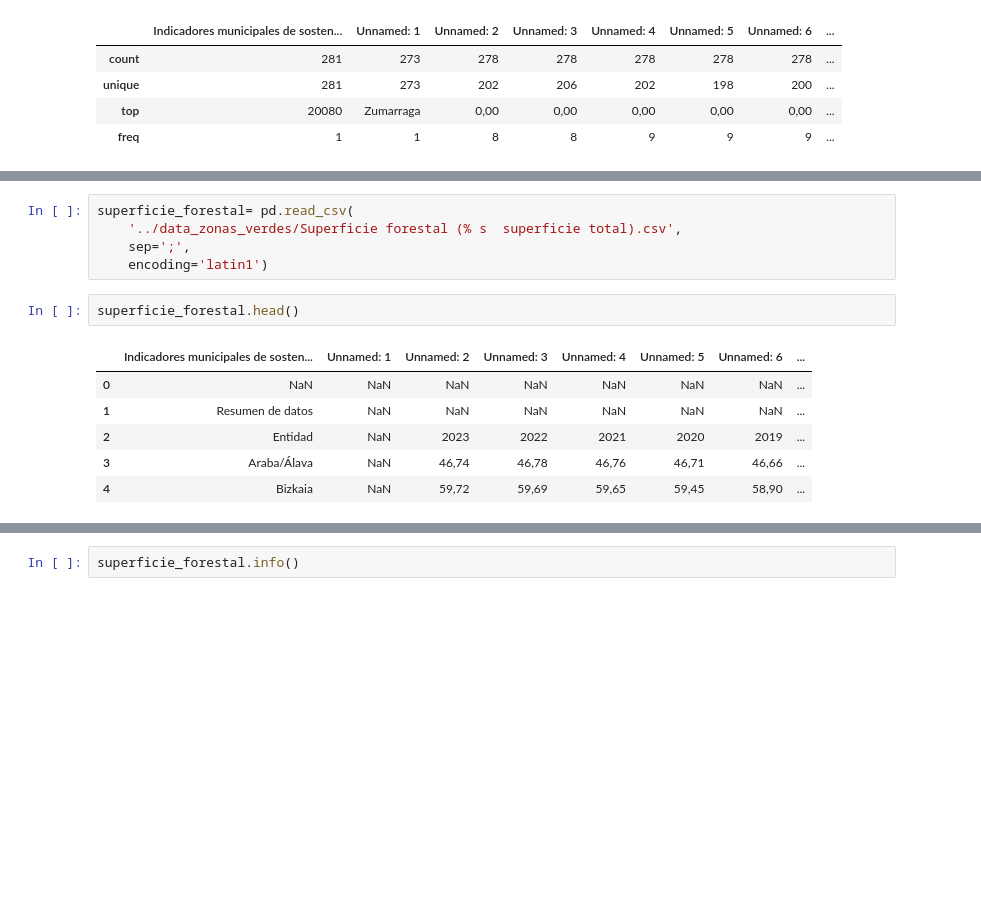
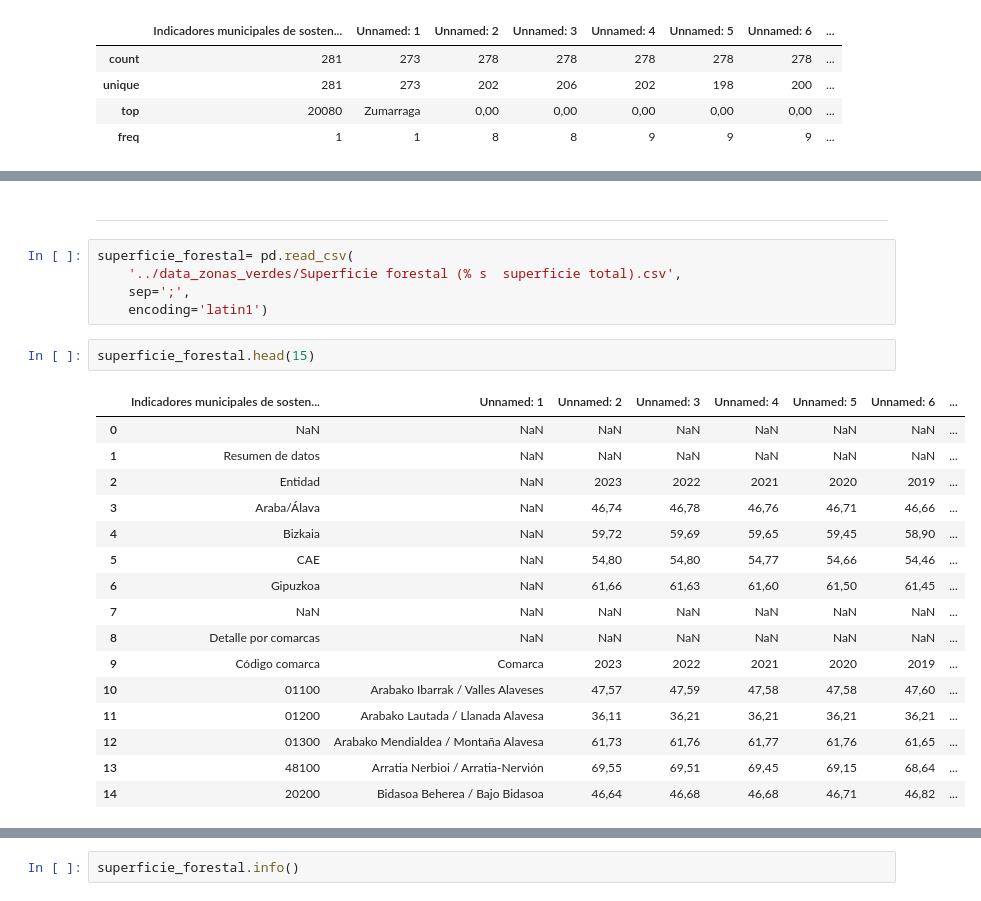
Before and after one commit to AnaExposito/EDA_ZONAS_VERDES, a Jupyter notebook: jupiter_zonas_verdes/Jupiter_zonas_verdes.ipynb, the cells around one changed output, grey strips where cells are left out. Drawn from its saved outputs; the diff is of its cells as text; blank space fills up the shorter version.

```diff
--- a/jupiter_zonas_verdes/Jupiter_zonas_verdes.ipynb
+++ b/jupiter_zonas_verdes/Jupiter_zonas_verdes.ipynb
@@ -125,14 +362,26 @@ supeficie_agricola.describe()
+# %% [markdown]
+-------------
 # %%
 superficie_forestal= pd.read_csv(
     '../data_zonas_verdes/Superficie forestal (% s  superficie total).csv',
     sep=';',
     encoding='latin1')
 # %%
-superficie_forestal.head()
+superficie_forestal.head(15)
 # %% [output]
 |  | Indicadores municipales de sosten... | Unnamed: 1 | Unnamed: 2 | Unnamed: 3 | Unnamed: 4 | Unnamed: 5 | Unnamed: 6 | ... |
 | 0 | NaN | NaN | NaN | NaN | NaN | NaN | NaN | ... |
 | 1 | Resumen de datos | NaN | NaN | NaN | NaN | NaN | NaN | ... |
 | 2 | Entidad | NaN | 2023 | 2022 | 2021 | 2020 | 2019 | ... |
 | 3 | Araba/Álava | NaN | 46,74 | 46,78 | 46,76 | 46,71 | 46,66 | ... |
 | 4 | Bizkaia | NaN | 59,72 | 59,69 | 59,65 | 59,45 | 58,90 | ... |
+| 5 | CAE | NaN | 54,80 | 54,80 | 54,77 | 54,66 | 54,46 | ... |
+| 6 | Gipuzkoa | NaN | 61,66 | 61,63 | 61,60 | 61,50 | 61,45 | ... |
+| 7 | NaN | NaN | NaN | NaN | NaN | NaN | NaN | ... |
+| 8 | Detalle por comarcas | NaN | NaN | NaN | NaN | NaN | NaN | ... |
+| 9 | Código comarca | Comarca | 2023 | 2022 | 2021 | 2020 | 2019 | ... |
+| 10 | 01100 | Arabako Ibarrak / Valles Alaveses | 47,57 | 47,59 | 47,58 | 47,58 | 47,60 | ... |
+| 11 | 01200 | Arabako Lautada / Llanada Alavesa | 36,11 | 36,21 | 36,21 | 36,21 | 36,21 | ... |
+| 12 | 01300 | Arabako Mendialdea / Montaña Alavesa | 61,73 | 61,76 | 61,77 | 61,76 | 61,65 | ... |
+| 13 | 48100 | Arratia Nerbioi / Arratia-Nervión | 69,55 | 69,51 | 69,45 | 69,15 | 68,64 | ... |
+| 14 | 20200 | Bidasoa Beherea / Bajo Bidasoa | 46,64 | 46,68 | 46,68 | 46,71 | 46,82 | ... |
```
Also changed, not shown: parts of 69 cells of this notebook.
